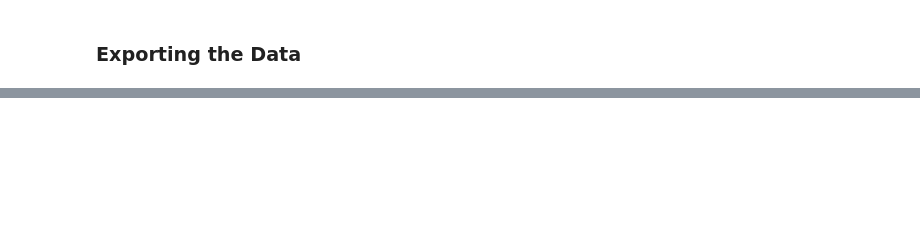
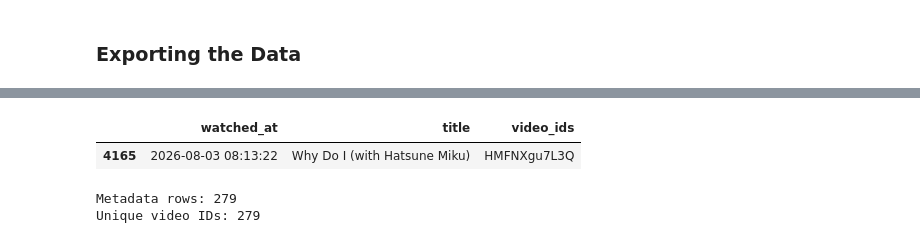
Before and after one commit to warrenchong601/Youtube_Music_Analysis, a Jupyter notebook: notebooks/01_explore_history.ipynb, the cells around one changed output, grey strips where cells are left out. Saved outputs shown, nothing was run; the diff lists cells and outputs as text; code cells hidden in the pictures; blank space fills up the shorter version.

```diff
--- a/notebooks/01_explore_history.ipynb
+++ b/notebooks/01_explore_history.ipynb
@@ -1613,2 +1619,19 @@ probable_music       19
 Name: count, dtype: int64
 Dataset exported. Time for analysis!
+# %%
+records_dataframe[
+    records_dataframe["watched_at"] == pd.Timestamp("2026-08-03 08:13:22")
+][["watched_at", "title", "video_ids"]]
+# %% [output]
+|  | watched_at | title | video_ids |
+| 4165 | 2026-08-03 08:13:22 | Why Do I (with Hatsune Miku) | HMFNXgu7L3Q |
+# %%
+print("Metadata rows:", len(music_metadata_dataframe))
+
+print(
+    "Unique video IDs:",
+    music_metadata_dataframe["video_ID"].nunique()
+)
+# %% [output]
+Metadata rows: 279
+Unique video IDs: 279
```
Also changed, not shown: parts of 10 cells of this notebook, 1 other file.
